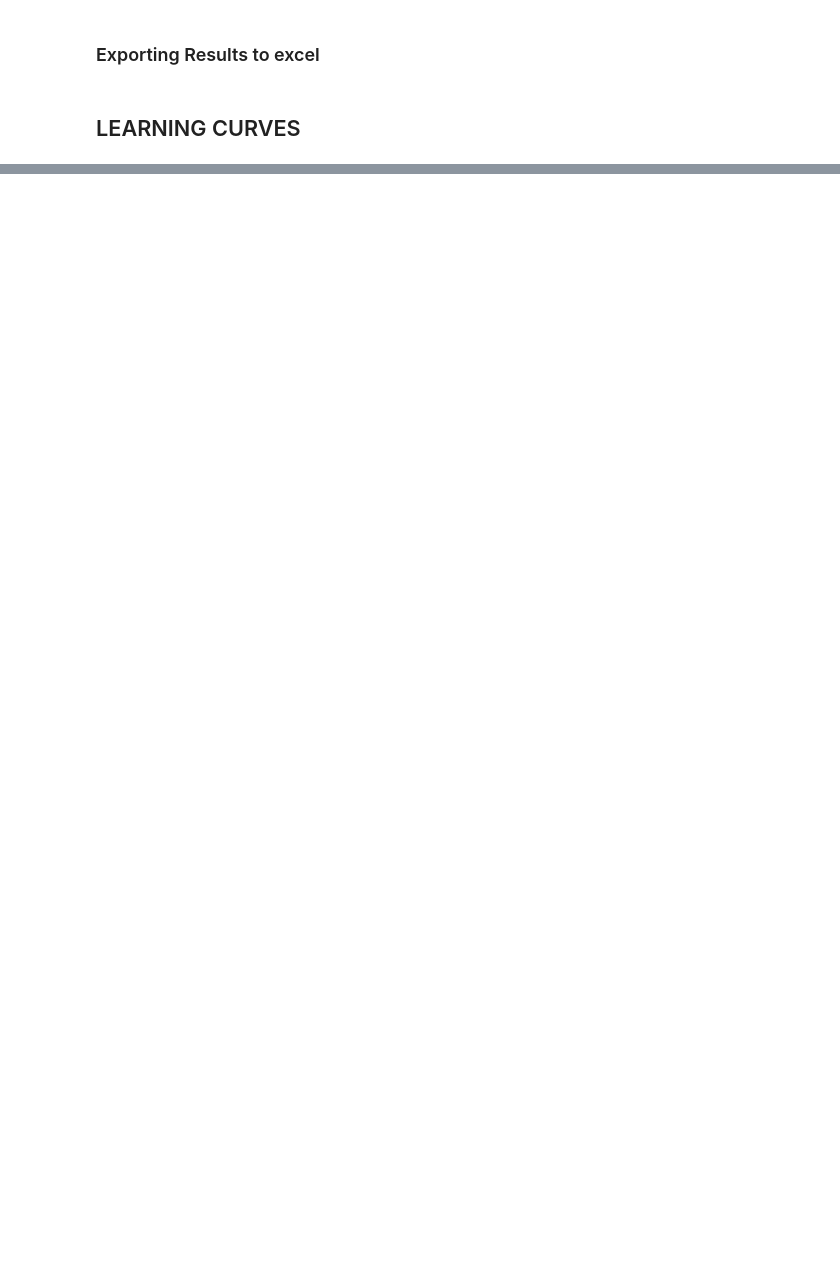
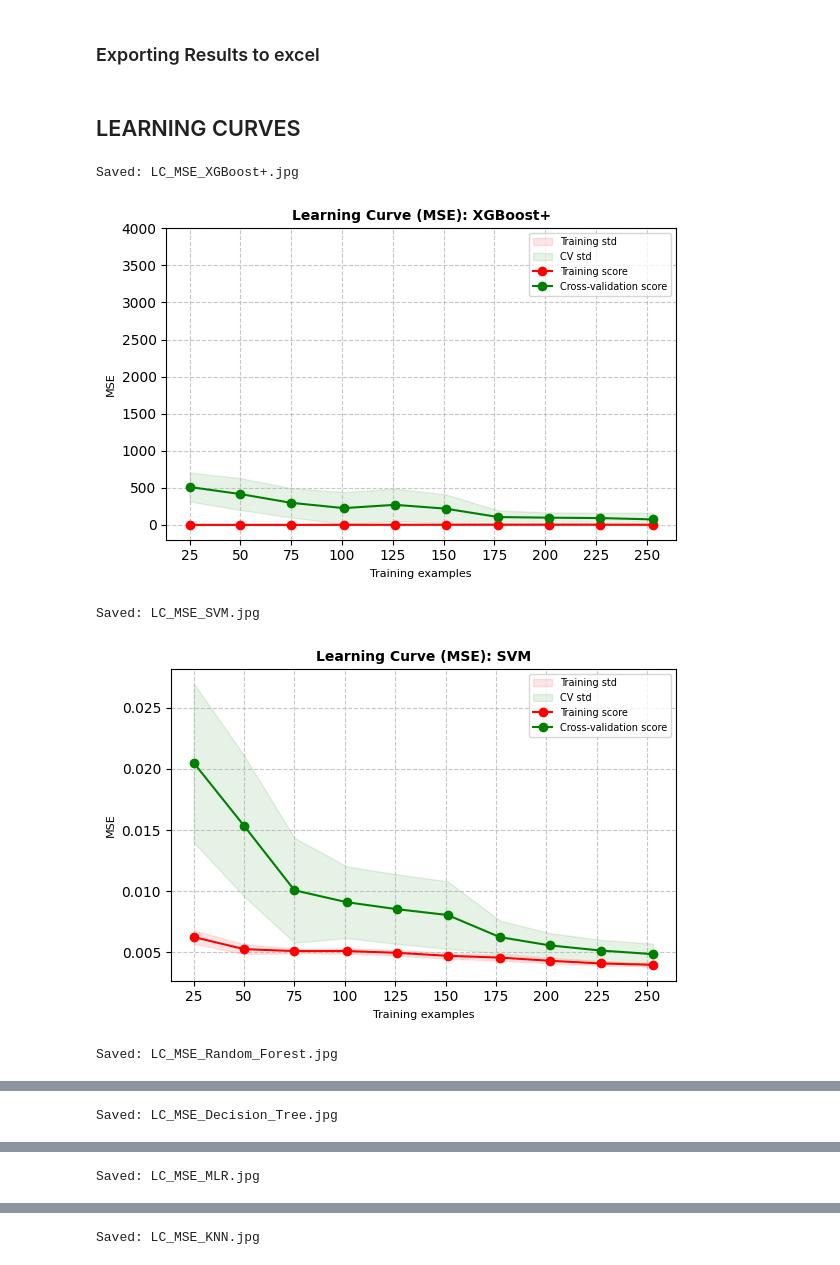
Before and after one commit to IsuPaul/Indpendent-Research, a Jupyter notebook: IR_Source_Code.ipynb, the cells around one changed output, grey strips where cells are left out. Cells and saved outputs as stored; diff of their text form; code cells hidden in the pictures; blank space fills up the shorter version.

```diff
--- a/IR_Source_Code.ipynb
+++ b/IR_Source_Code.ipynb
@@ -929,3 +957,64 @@ plt.show()
 #imputed_df.to_excel('imputed_df_dataframe.xlsx', sheet_name='Cleaned Data')
 # %% [markdown]
 ## LEARNING CURVES
+# %%
+def plot_learning_curve_mse(estimator, title, X_data, y_data, axes, ylim=None, cv=10, n_jobs=-1, train_sizes=np.linspace(.1, 1.0, 10)):
+    # Using neg_mean_squared_error for MSE
+    train_sizes, train_scores, test_scores = learning_curve(
+        estimator, X_data, y_data, cv=cv, n_jobs=n_jobs, train_sizes=train_sizes, scoring='neg_mean_squared_error')
+
+    # Convert negative MSE to positive
+    train_scores_mean = (-train_scores).mean(axis=1)
+    train_scores_std = (-train_scores).std(axis=1)
+    test_scores_mean = (-test_scores).mean(axis=1)
+    test_scores_std = (-test_scores).std(axis=1)
+
+    axes.grid(True, linestyle='--', alpha=0.7)
+    # Plot fill_between with labels for the legend
+    axes.fill_between(train_sizes, train_scores_mean - train_scores_std, train_scores_mean + train_scores_std, alpha=0.1, color="r", label="Training std")
+    axes.fill_between(train_sizes, test_scores_mean - test_scores_std, test_scores_mean + test_scores_std, alpha=0.1, color="g", label="CV std")
+
+    axes.plot(train_sizes, train_scores_mean, 'o-', color="r", label="Training score")
+    axes.plot(train_sizes, test_scores_mean, 'o-', color="g", label="Cross-validation score")
+
+    # Set x-axis intervals to 25
+    axes.xaxis.set_major_locator(ticker.MultipleLocator(25))
+
+    axes.set_title(title, fontsize=10, fontweight='bold')
+    axes.set_xlabel("Training examples", fontsize=8)
+    axes.set_ylabel("MSE", fontsize=8)
+    if ylim:
+        axes.set_ylim(*ylim)
+    axes.legend(loc="best", fontsize=7)
+
+# Define models to plot
+models_mse = [
+    (best_model.best_estimator_, "XGBoost+", X_train, y_train),
+    (model_svm.best_estimator_, "SVM", Xs_train, ys_train),
+    (model_rf.best_estimator_, "Random Forest", X_train, y_train),
+    (model_dt.best_estimator_, "Decision Tree", X_train, y_train),
+    (model_ml, "MLR", X_train, y_train),
+    (model_kn.best_estimator_, "KNN", X_train, y_train)
+]
+
+common_ylim_mse = (-200, 5000)
+
+for name, model_tuple in zip([m[1] for m in models_mse], models_mse):
+    est, model_name, x_curr, y_curr = model_tuple
+
+    fig, ax = plt.subplots(figsize=(6, 4))
+    ylim = None if model_name == "SVM" else common_ylim_mse
+    plot_learning_curve_mse(est, f"Learning Curve (MSE): {model_name}", x_curr, y_curr, ax, ylim=ylim)
+
+    filename = f"LC_MSE_{model_name.replace(' ', '_')}.jpg"
+    plt.tight_layout()
+    plt.savefig(filename, dpi=300)
+    print(f"Saved: {filename}")
+    plt.show()
+    plt.close(fig)
+# %% [output]
+Saved: LC_MSE_XGBoost+.jpg
+[figure, added]
+Saved: LC_MSE_SVM.jpg
+[figure, added]
+Saved: LC_MSE_Random_Forest.jpg
@@ -931,0 +1022 @@ plt.show()
+Saved: LC_MSE_Decision_Tree.jpg
@@ -931,0 +1024 @@ plt.show()
+Saved: LC_MSE_MLR.jpg
@@ -931,0 +1026 @@ plt.show()
+Saved: LC_MSE_KNN.jpg
```
Also changed, not shown: parts of 18 cells of this notebook.
